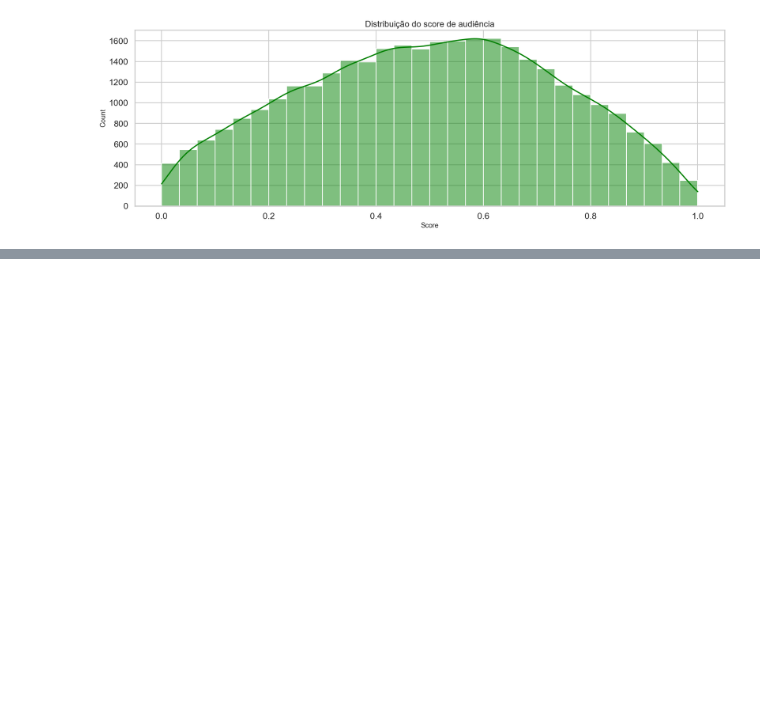
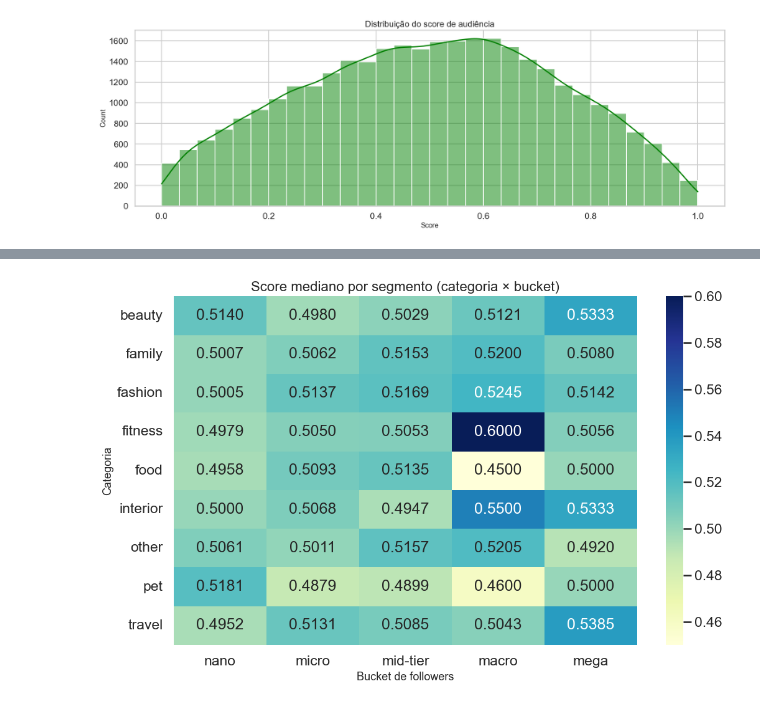
Before and after one commit to Davi-SC/influencers_kim, a Jupyter notebook: validacao_hipoteses.ipynb, the cells around one changed output, grey strips where cells are left out. Saved outputs shown, nothing was run; the diff lists cells and outputs as text; code cells hidden in the pictures; blank space fills up the shorter version.

```diff
--- a/validacao_hipoteses.ipynb
+++ b/validacao_hipoteses.ipynb
@@ -139,0 +259,19 @@ plt.show()
+# %%
+pivot_score = (
+    perfis_valid
+    .group_by(["inf_category", "bucket_followers"])
+    .agg(pl.col("score_audiencia").median().alias("score_mediano"))
+    .to_pandas()
+    .pivot(index="inf_category", columns="bucket_followers", values="score_mediano")
+    .reindex(columns=ORDEM_BUCKET)
+)
+
+plt.figure(figsize=(11, 7))
+sns.heatmap(pivot_score, annot=True, fmt=".4f", cmap="YlGnBu")
+plt.title("Score mediano por segmento (categoria × bucket)")
+plt.xlabel("Bucket de followers")
+plt.ylabel("Categoria")
+plt.tight_layout()
+plt.show()
+# %% [output]
+[figure, added]
```
Also changed, not shown: parts of 14 cells of this notebook.
